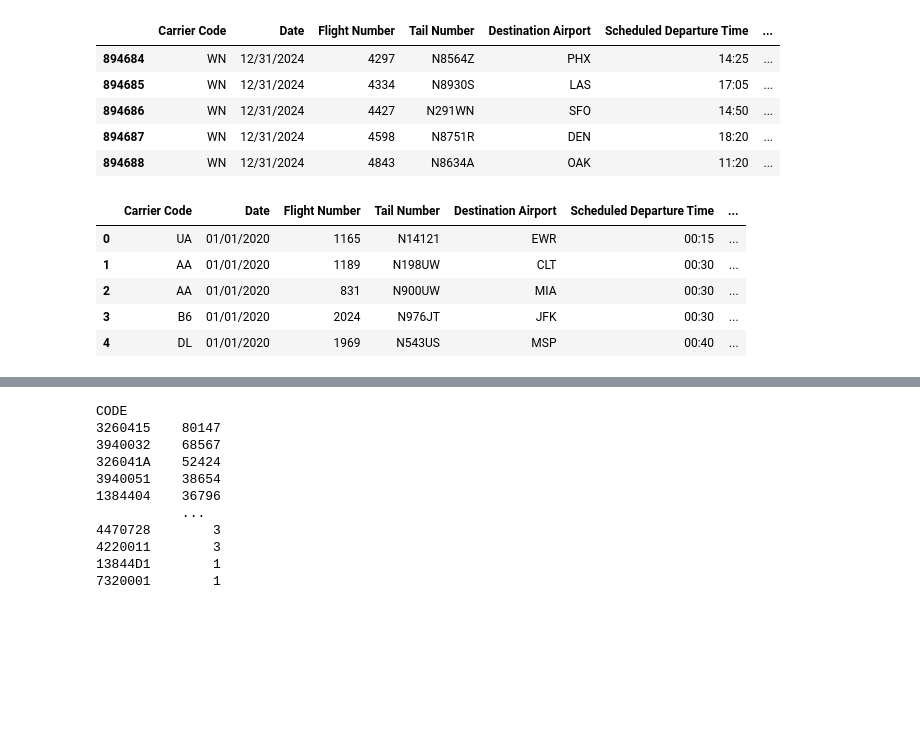
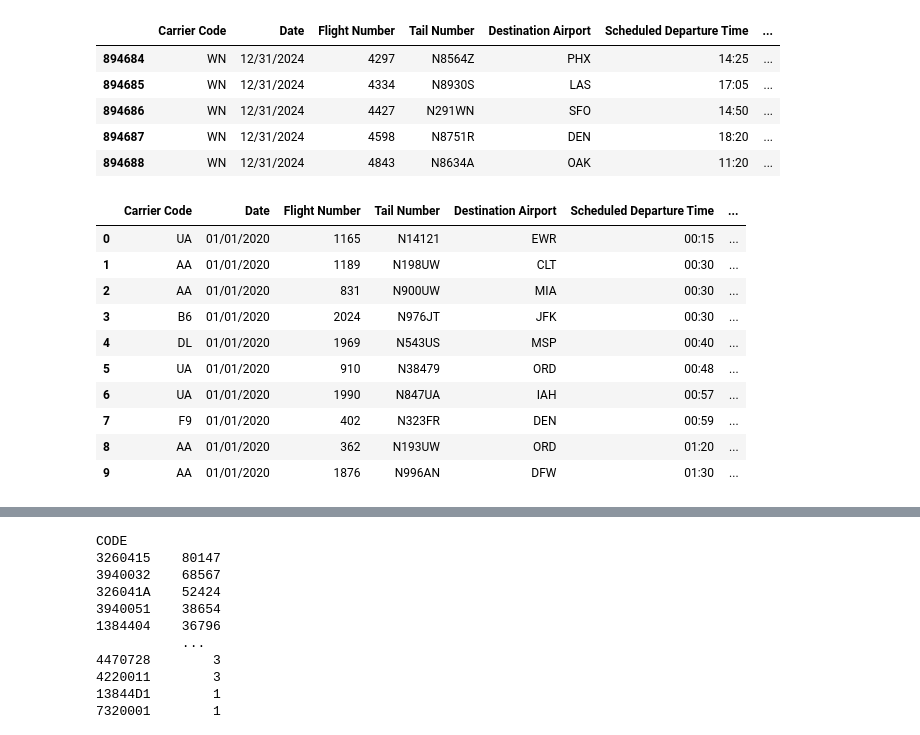
Before and after one commit to brianna-mitri/project-4, a Jupyter notebook: Work/DB_Work/Python/Cleaning.ipynb, the cells around one changed output, grey strips where cells are left out. Cells and saved outputs as stored; diff of their text form; code cells hidden in the pictures; blank space fills up the shorter version.

```diff
--- a/Work/DB_Work/Python/Cleaning.ipynb
+++ b/Work/DB_Work/Python/Cleaning.ipynb
@@ -62,14 +89,22 @@ LAX_KLAX_1997-2025.csv
 # read weather data
 weather_list = []
 for filename in weather_files:
-    df = pd.read_csv((os.path.join(weather_folder, filename)), dtype={'cloud_layer_1_code': 'Int64',
-                                                                      'cloud_layer_2_code': 'Int64',
-                                                                      'cloud_layer_3_code': 'Int64'})
-    df['Airport'] = filename[0:3]
+    # df = pd.read_csv((os.path.join(weather_folder, filename)), dtype={'cloud_layer_1_code': 'Int64',
+    #                                                                   'cloud_layer_2_code': 'Int64',
+    #                                                                   'cloud_layer_3_code': 'Int64'})
+    print(f'Processing file : {filename}')
+    filename_csv = filename.replace('.zip', '.csv')
+    dtype = {
+        'cloud_layer_1_code': 'Int64',
+        'cloud_layer_2_code': 'Int64',
+        'cloud_layer_3_code': 'Int64'
+    }
+    df = unzip_to_df(weather_folder + filename, filename_csv, dtype=dtype, parse_dates=['DateTime'])
+    df['Airport'] = filename_csv[0:3]
     weather_list.append(df)
 
 weather_df = pd.concat(weather_list)
 weather_df = weather_df.reset_index(drop=True)
 print(weather_df.columns)
-print(weather_df.head())
+display(weather_df.head())
 # %% [output]
@@ -133,6 +156,8 @@ weather_df.head()
 # %%
 # read aircraft data
-aircraft_master_df = pd.read_csv(aircraft_master_path, dtype={'TYPE ENGINE': object, 'LAST ACTION DATE': object})
+dtype={'TYPE ENGINE': object, 'LAST ACTION DATE': object}
+# aircraft_master_df = pd.read_csv(aircraft_master_path, dtype={'TYPE ENGINE': object, 'LAST ACTION DATE': object})
+aircraft_master_df = unzip_to_df(aircraft_folder + aircraft_zip_file, aircraft_master_file, dtype=dtype)
 aircraft_master_df = aircraft_master_df.rename({'MFR MDL CODE': 'CODE', 'N-NUMBER': 'Tail Number'}, axis=1)
 
 # drop columns we know we don't need
@@ -142,7 +167,7 @@ aircraft_master_df = aircraft_master_df.drop(['SERIAL NUMBER', 'CERTIFICATION',
                                               'STATUS CODE', 'MODE S CODE',
                                               'FRACT OWNER', 'KIT MFR', ' KIT MODEL', 'MODE S CODE HEX', 'UNIQUE ID',
                                               'Unnamed: 34'], axis=1)
-print(aircraft_master_df.columns)
-print(aircraft_master_df.head())
+print(f'{aircraft_master_df.dtypes}\n')
+display(aircraft_master_df.head())
 print(f'\nNumber of records: {aircraft_master_df.size}')
 # %% [output]
@@ -180,9 +191,10 @@ dtype: object
 # %%
-aircraft_reference_df = pd.read_csv(aircraft_reference_path, dtype={'BUILD-CERT-IND': 'int64'})
+aircraft_reference_df = unzip_to_df(aircraft_folder + aircraft_zip_file, aircraft_reference_file, dtype={'BUILD-CERT-IND': 'Int64'})
+# aircraft_reference_df = pd.read_csv(aircraft_folder + aircraft_zip_file, aircraft_reference_file, dtype={'BUILD-CERT-IND': 'int64'})
 aircraft_reference_df = aircraft_reference_df.drop(['TC-DATA-SHEET', 'TC-DATA-HOLDER',
                                                     'Unnamed: 13'], axis=1)
-print(aircraft_reference_df.dtypes)
-print(aircraft_reference_df.head())
+print(f'{aircraft_reference_df.dtypes}\n')
+display(aircraft_reference_df.head())
 print(f'\nNumber of records: {aircraft_reference_df.size}')
 # %% [output]
 CODE              object
@@ -272,22 +286,27 @@ delays_df.tail()
 # %%
 # Merge with weather data
 # Data needs to be sorted to use merge_asof
 delays_df = delays_df.sort_values('DateTime')
 weather_df = weather_df.sort_values('DateTime')
 
 # Use merge_asof to merge with the nearest time
 delays_df = pd.merge_asof(delays_df, weather_df,
                           left_on=['DateTime'],
                           right_on=['DateTime'],
                           direction='backward')
-delays_df.head()
+delays_df.head(10)
 # %% [output]
 |  | Carrier Code | Date | Flight Number | Tail Number | Destination Airport | Scheduled Departure Time | ... |
 | 0 | UA | 01/01/2020 | 1165 | N14121 | EWR | 00:15 | ... |
 | 1 | AA | 01/01/2020 | 1189 | N198UW | CLT | 00:30 | ... |
 | 2 | AA | 01/01/2020 | 831 | N900UW | MIA | 00:30 | ... |
 | 3 | B6 | 01/01/2020 | 2024 | N976JT | JFK | 00:30 | ... |
 | 4 | DL | 01/01/2020 | 1969 | N543US | MSP | 00:40 | ... |
+| 5 | UA | 01/01/2020 | 910 | N38479 | ORD | 00:48 | ... |
+| 6 | UA | 01/01/2020 | 1990 | N847UA | IAH | 00:57 | ... |
+| 7 | F9 | 01/01/2020 | 402 | N323FR | DEN | 00:59 | ... |
+| 8 | AA | 01/01/2020 | 362 | N193UW | ORD | 01:20 | ... |
+| 9 | AA | 01/01/2020 | 1876 | N996AN | DFW | 01:30 | ... |
 # %%
 delays_df.columns
 # %% [output]
```
Also changed, not shown: parts of 27 cells of this notebook, 21 other files.
